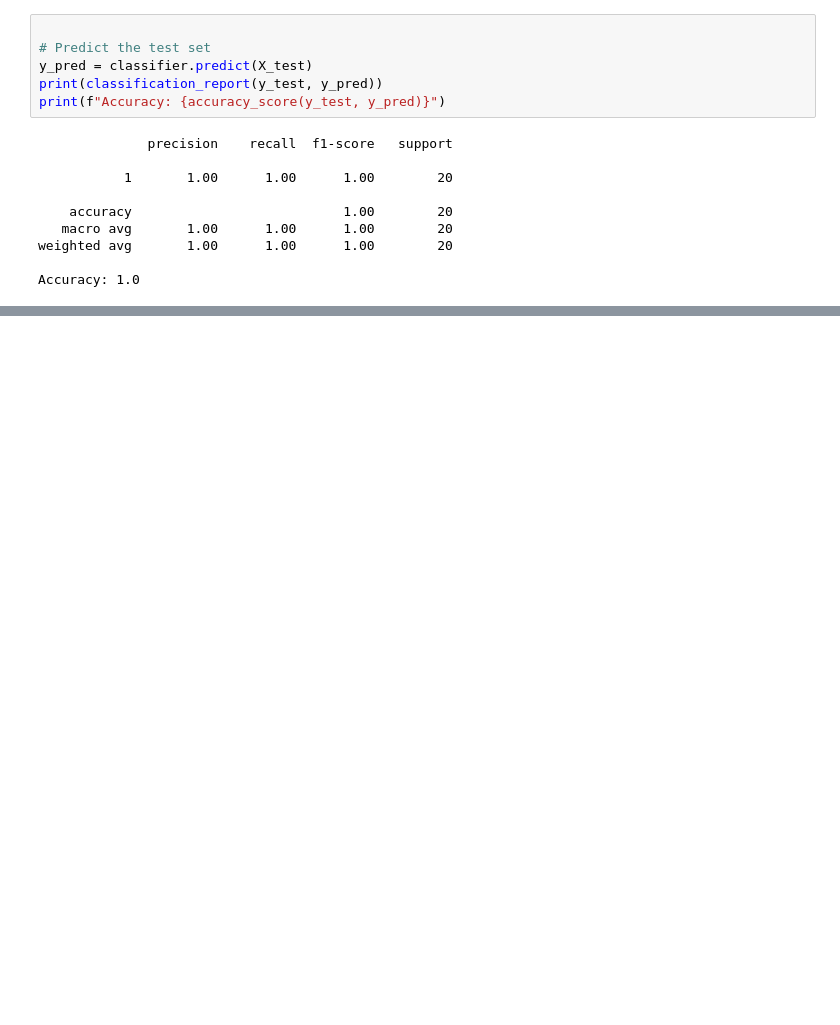
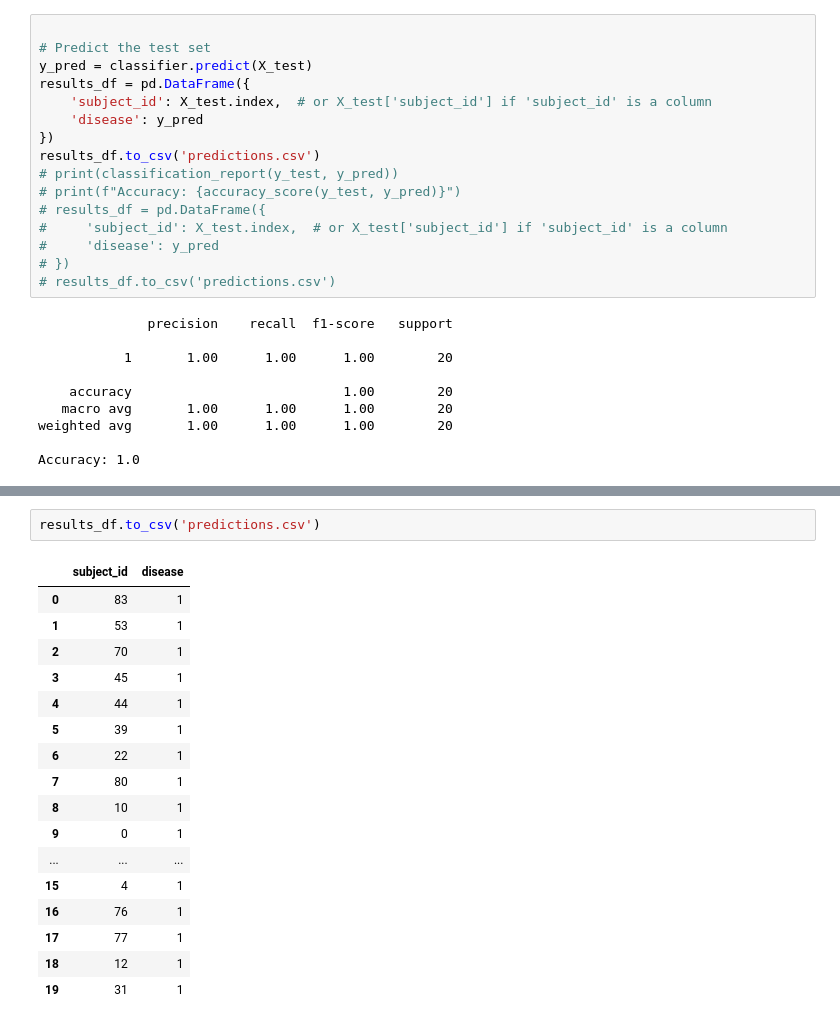
Before and after one commit to LaurenzSommerlad/TUM.ai-Makeathon2024-Amigo-Challenge, a Jupyter notebook: train.ipynb, the cells around one changed output, grey strips where cells are left out. Saved outputs shown, nothing was run; the diff lists cells and outputs as text; blank space fills up the shorter version.

```diff
--- a/train.ipynb
+++ b/train.ipynb
@@ -45,8 +42,18 @@ RandomForestClassifier(n_estimators=3, random_state=42)
 
 # Predict the test set
 y_pred = classifier.predict(X_test)
-print(classification_report(y_test, y_pred))
-print(f"Accuracy: {accuracy_score(y_test, y_pred)}")
+results_df = pd.DataFrame({
+    'subject_id': X_test.index,  # or X_test['subject_id'] if 'subject_id' is a column
+    'disease': y_pred
+})
+results_df.to_csv('predictions.csv')
+# print(classification_report(y_test, y_pred))
+# print(f"Accuracy: {accuracy_score(y_test, y_pred)}")
+# results_df = pd.DataFrame({
+#     'subject_id': X_test.index,  # or X_test['subject_id'] if 'subject_id' is a column
+#     'disease': y_pred
+# })
+# results_df.to_csv('predictions.csv')
 # %% [output]
               precision    recall  f1-score   support
 
@@ -62,0 +67,20 @@ Accuracy: 1.0
+# %%
+results_df.to_csv('predictions.csv')
+# %% [output]
+|  | subject_id | disease |
+| 0 | 83 | 1 |
+| 1 | 53 | 1 |
+| 2 | 70 | 1 |
+| 3 | 45 | 1 |
+| 4 | 44 | 1 |
+| 5 | 39 | 1 |
+| 6 | 22 | 1 |
+| 7 | 80 | 1 |
+| 8 | 10 | 1 |
+| 9 | 0 | 1 |
+| ... | ... | ... |
+| 15 | 4 | 1 |
+| 16 | 76 | 1 |
+| 17 | 77 | 1 |
+| 18 | 12 | 1 |
+| 19 | 31 | 1 |
```
Also changed, not shown: parts of 2 cells of this notebook.
